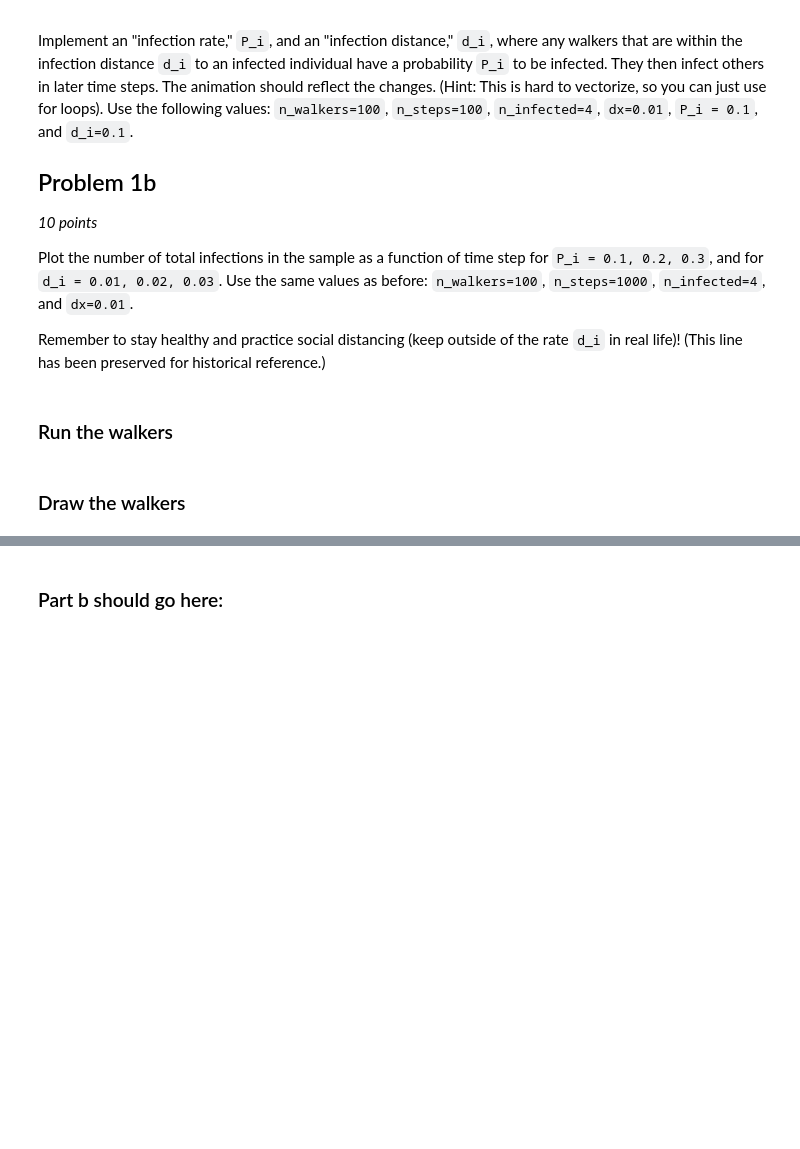
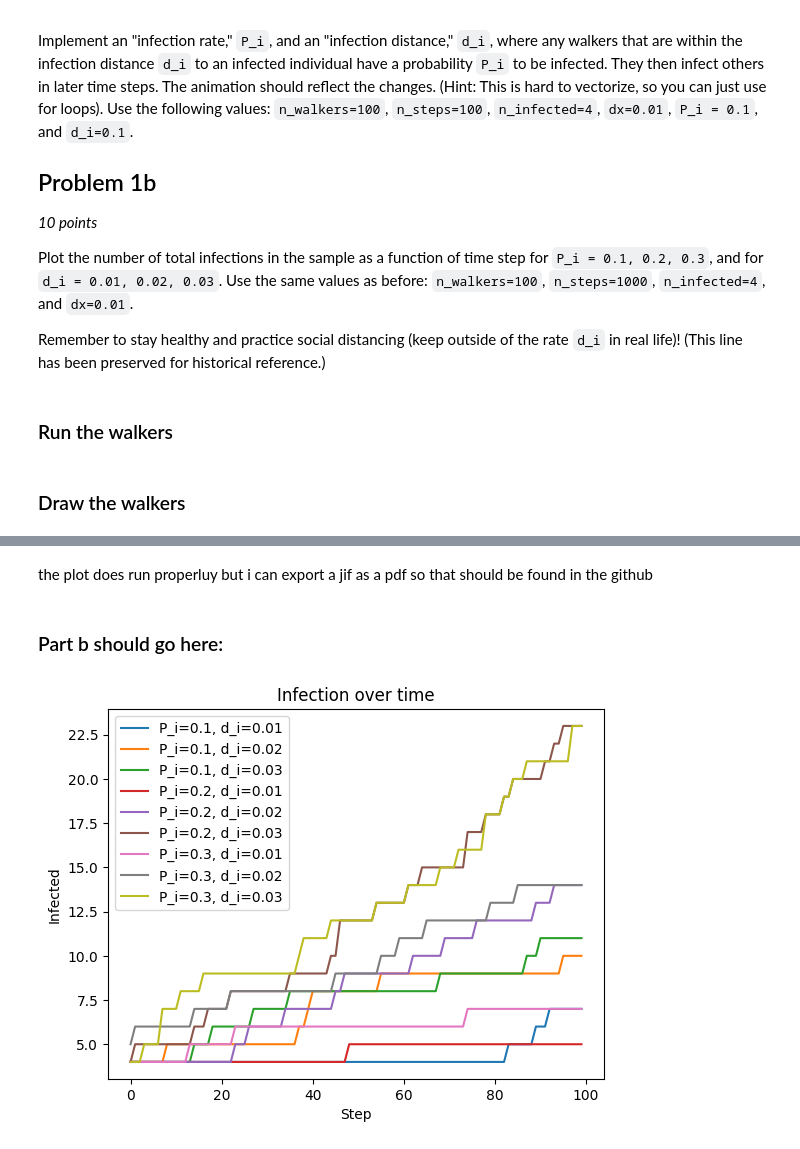
Before and after one commit to zbpetersbuf/comphys-final-zbpetersbuf, a Jupyter notebook: Problem1/Problem1.ipynb, the cells around one changed output, grey strips where cells are left out. Drawn from its saved outputs; the diff is of its cells as text; code cells hidden in the pictures; blank space fills up the shorter version.

```diff
--- a/Problem1/Problem1.ipynb
+++ b/Problem1/Problem1.ipynb
@@ -141,2 +153,35 @@ HTML(a.ani.to_html5_video())
+# %% [markdown]
+the plot does run properluy but i can export a jif as a pdf so that should be found in the github
 # %% [markdown]
 ### Part b should go here:
+# %%
+import itertools
+
+def run_zombies(P_i_vals, d_i_vals, n_walkers=100, n_steps=100, n_infected=4, dx=0.01):
+    steps = np.arange(n_steps)
+    results = {}
+    for P_i, d_i in itertools.product(P_i_vals, d_i_vals):
+        zombies = Zombies(n_walkers=n_walkers, n_steps=n_steps, n_infected=n_infected,
+                          dx=dx, P_i=P_i, d_i=d_i)
+        zombies.walk()
+        counts = zombies.infected.sum(axis=0)
+        results[(P_i, d_i)] = np.column_stack((steps, counts))
+    return results
+
+results = run_zombies(P_i_vals=[0.1, 0.2, 0.3], d_i_vals=[0.01, 0.02, 0.03])
+# %%
+import matplotlib.pyplot as plt
+
+def plot(matrix, label=None):
+    plt.plot(matrix[:, 0], matrix[:, 1], label=label)
+    plt.xlabel('Step')
+    plt.ylabel('Infected')
+    plt.title('Infection over time')
+
+for (P_i, d_i), matrix in results.items():
+    plot(matrix, label=f'P_i={P_i}, d_i={d_i}')
+
+plt.legend()
+plt.show()
+# %% [output]
+[figure, added]
```
Also changed, not shown: parts of 5 cells of this notebook, 3 other files.
